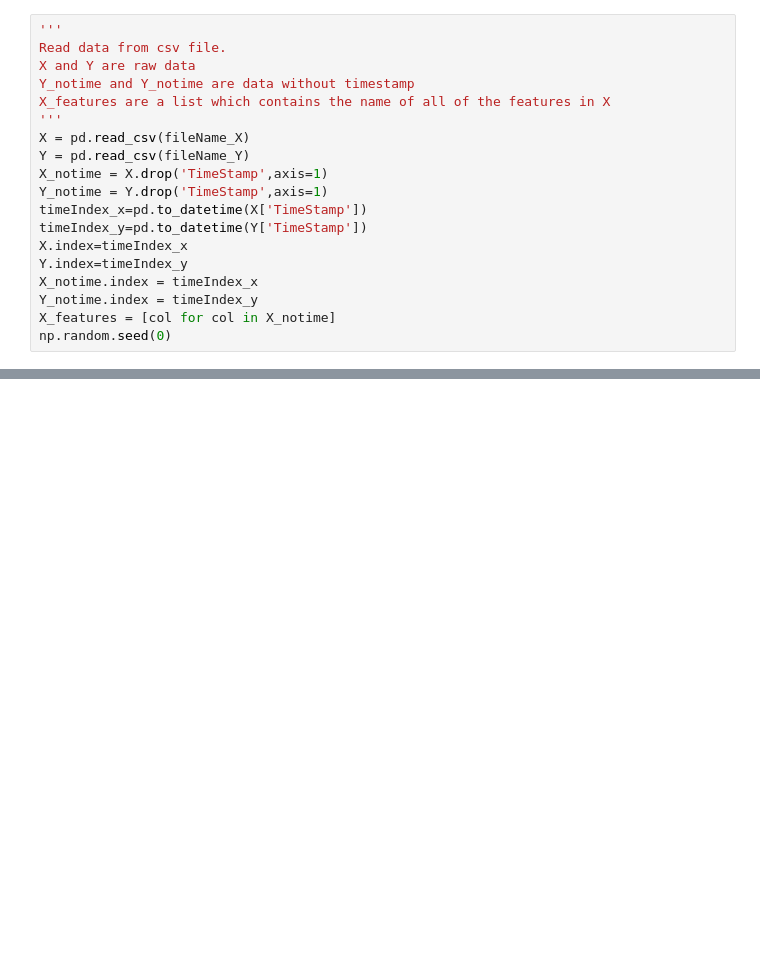
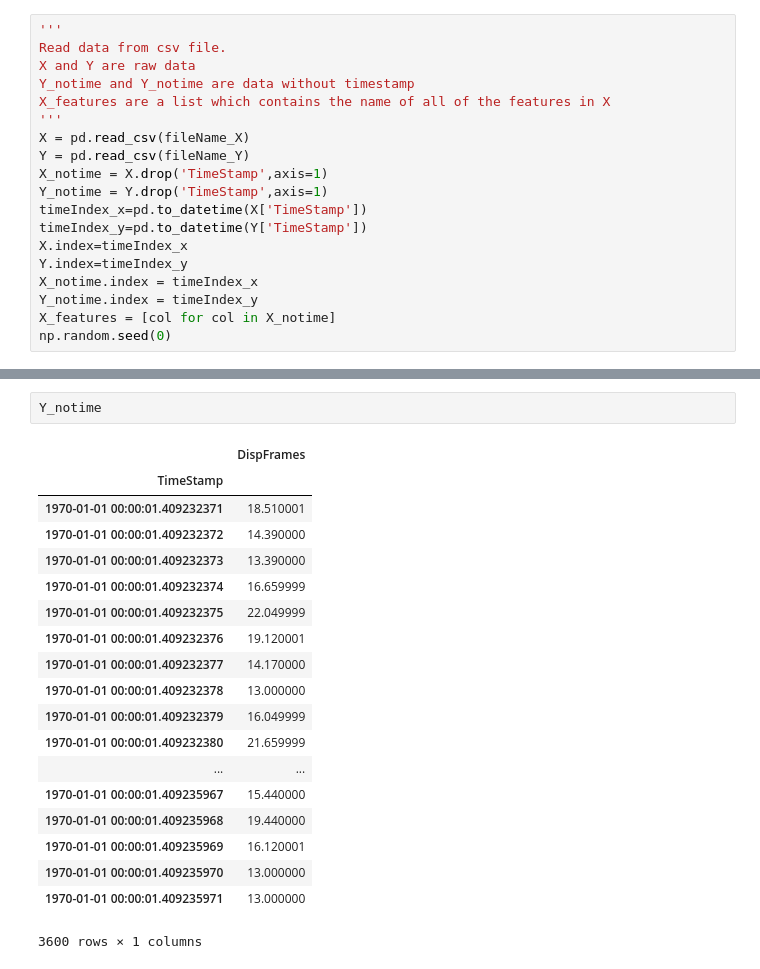
Before and after one commit to hichentang/EP2420, a Jupyter notebook: Proj2.ipynb, the cells around one changed output, grey strips where cells are left out. Saved outputs shown, nothing was run; the diff lists cells and outputs as text; blank space fills up the shorter version.

```diff
--- a/Proj2.ipynb
+++ b/Proj2.ipynb
@@ -102,0 +168,22 @@ print("X_shape is " + str(X_shape))
+# %%
+Y_notime
+# %% [output]
+|  | DispFrames |
+| TimeStamp |  |
+| 1970-01-01 00:00:01.409232371 | 18.510001 |
+| 1970-01-01 00:00:01.409232372 | 14.390000 |
+| 1970-01-01 00:00:01.409232373 | 13.390000 |
+| 1970-01-01 00:00:01.409232374 | 16.659999 |
+| 1970-01-01 00:00:01.409232375 | 22.049999 |
+| 1970-01-01 00:00:01.409232376 | 19.120001 |
+| 1970-01-01 00:00:01.409232377 | 14.170000 |
+| 1970-01-01 00:00:01.409232378 | 13.000000 |
+| 1970-01-01 00:00:01.409232379 | 16.049999 |
+| 1970-01-01 00:00:01.409232380 | 21.659999 |
+| ... | ... |
+| 1970-01-01 00:00:01.409235967 | 15.440000 |
+| 1970-01-01 00:00:01.409235968 | 19.440000 |
+| 1970-01-01 00:00:01.409235969 | 16.120001 |
+| 1970-01-01 00:00:01.409235970 | 13.000000 |
+| 1970-01-01 00:00:01.409235971 | 13.000000 |
+3600 rows × 1 columns
```
Also changed, not shown: parts of 11 cells of this notebook.
